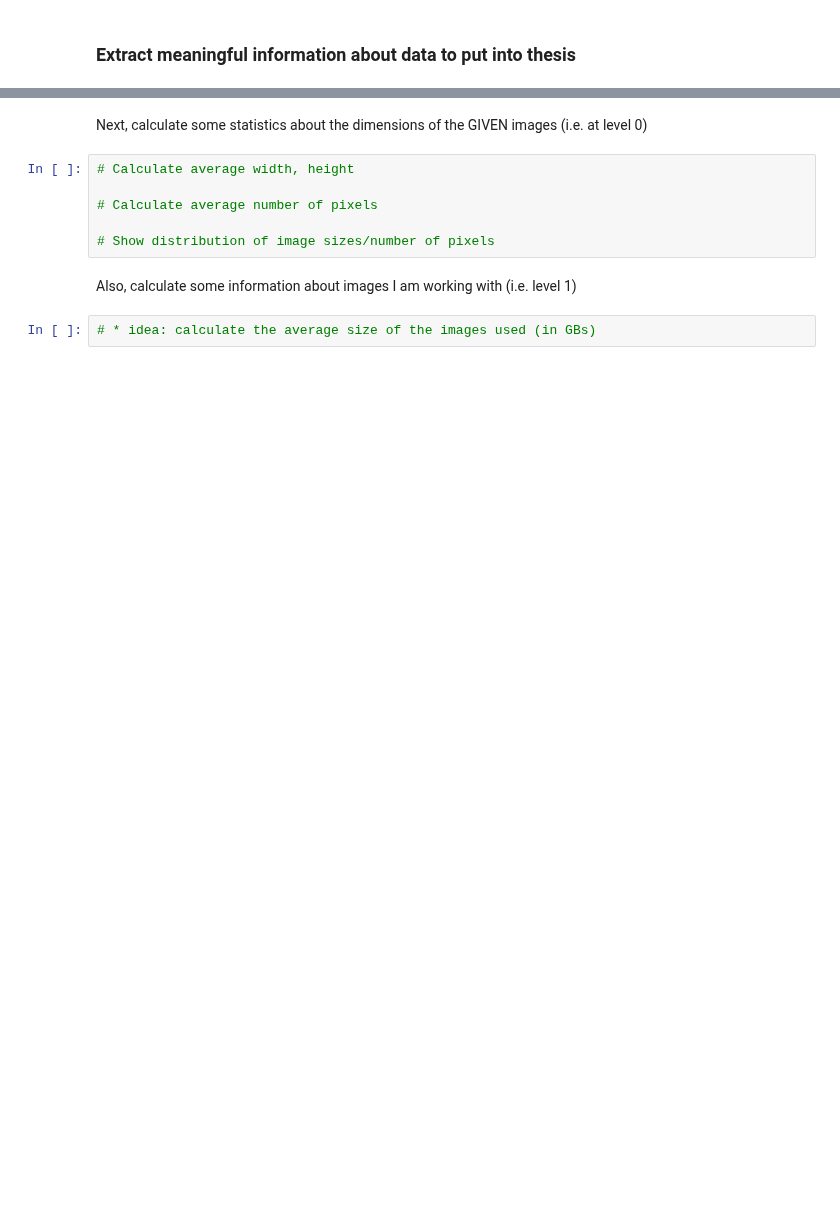
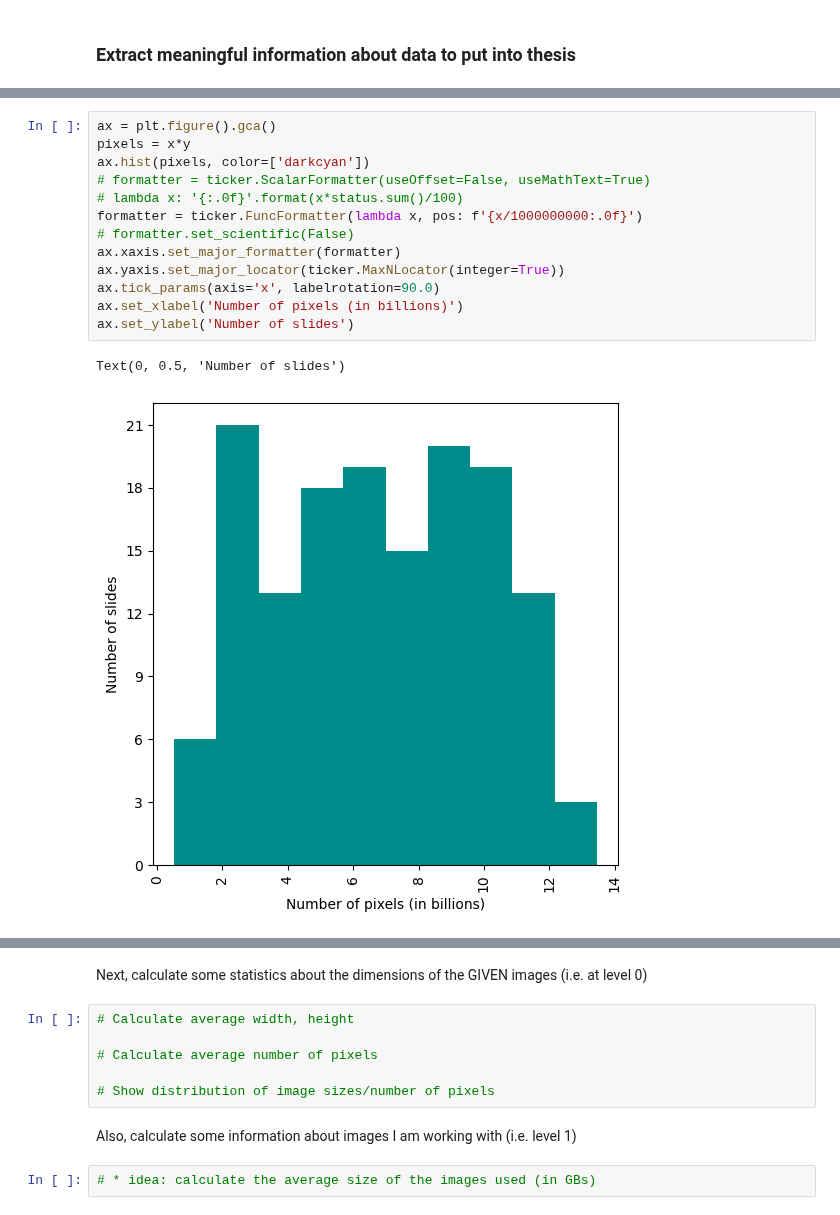
Before and after one commit to Alexandra-Smith/masters, a Jupyter notebook: notebooks/05-data-info.ipynb, the cells around one changed output, grey strips where cells are left out. Cells and saved outputs as stored; diff of their text form; blank space fills up the shorter version.

```diff
--- a/notebooks/05-data-info.ipynb
+++ b/notebooks/05-data-info.ipynb
@@ -30,0 +80,16 @@ df
+# %%
+ax = plt.figure().gca()
+pixels = x*y
+ax.hist(pixels, color=['darkcyan'])
+# formatter = ticker.ScalarFormatter(useOffset=False, useMathText=True)
+# lambda x: '{:.0f}'.format(x*status.sum()/100)
+formatter = ticker.FuncFormatter(lambda x, pos: f'{x/1000000000:.0f}')
+# formatter.set_scientific(False)
+ax.xaxis.set_major_formatter(formatter)
+ax.yaxis.set_major_locator(ticker.MaxNLocator(integer=True))
+ax.tick_params(axis='x', labelrotation=90.0)
+ax.set_xlabel('Number of pixels (in billions)')
+ax.set_ylabel('Number of slides')
+# %% [output]
+Text(0, 0.5, 'Number of slides')
+[figure, added]
```
Also changed, not shown: parts of 25 cells of this notebook.
